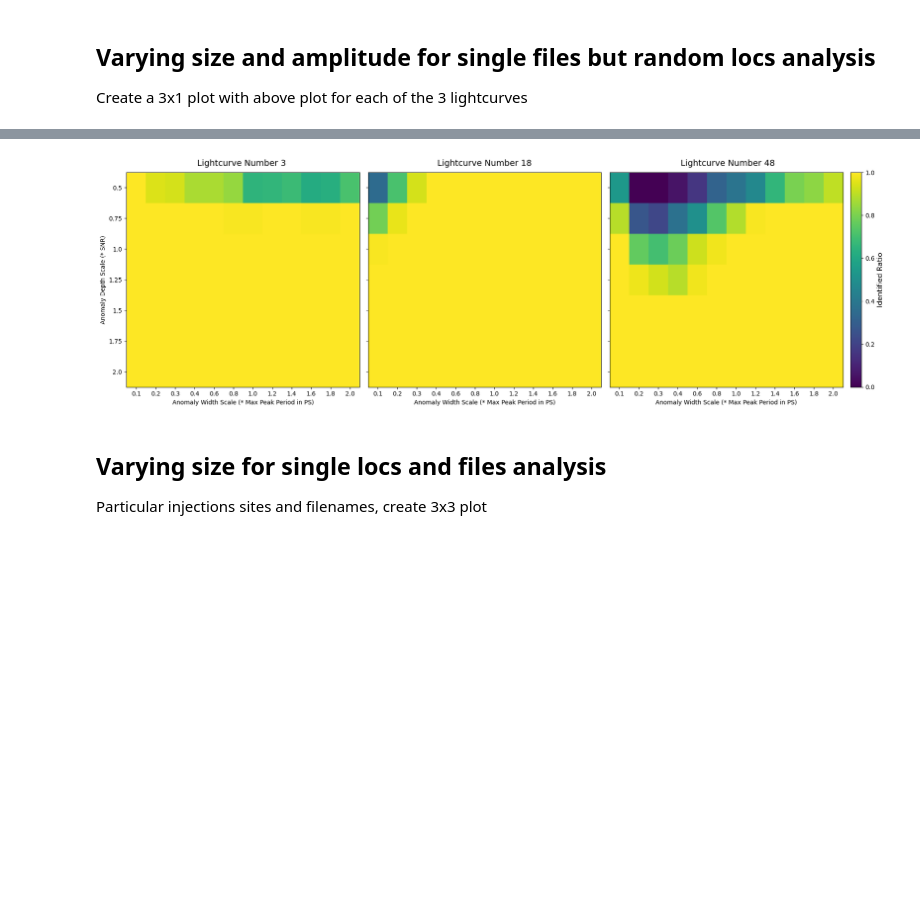
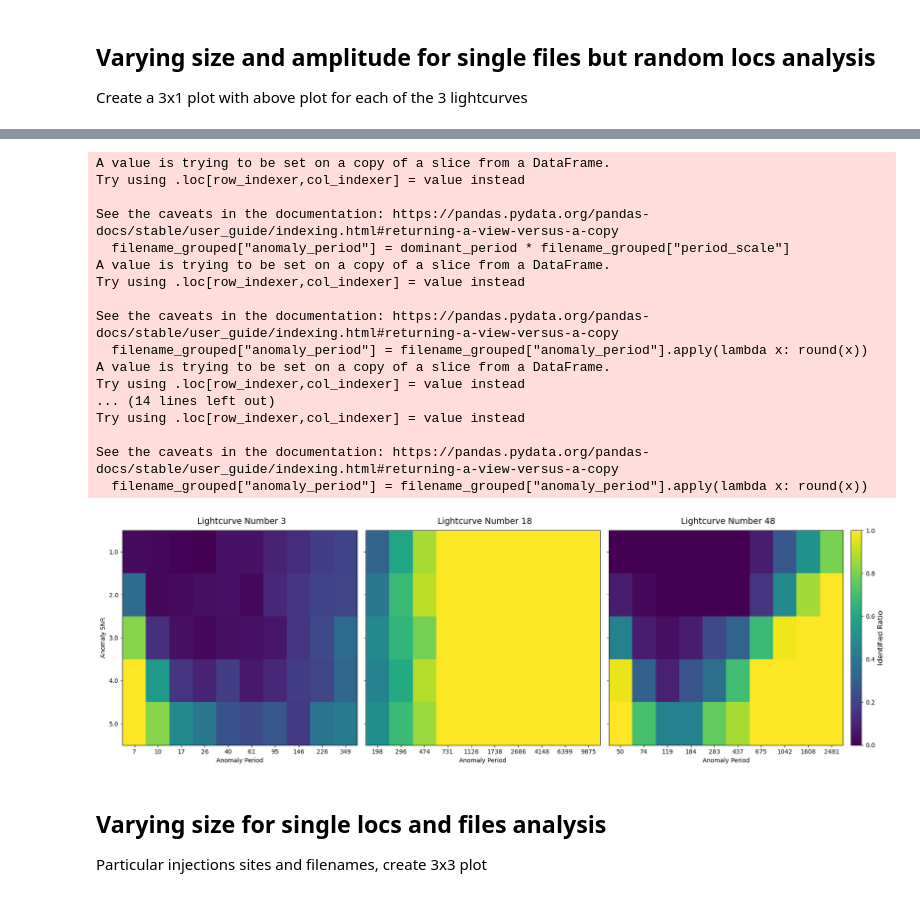
Before and after one commit to linneawolniewicz/dipper-detection, a Jupyter notebook: scripts/analyze_results.ipynb, the cells around one changed output, grey strips where cells are left out. Drawn from its saved outputs; the diff is of its cells as text; code cells hidden in the pictures; blank space fills up the shorter version.

```diff
--- a/scripts/analyze_results.ipynb
+++ b/scripts/analyze_results.ipynb
@@ -84,20 +88,23 @@ plt.show()
 Random injection sites and files with varying anoamly sizes. Create 1x1 plot summarizing 100 repeats for each grid
 # %%
 data_dir = "../results/"
-data_name = "gp_vary_size_100_reframed"
+data_name = "gp_vary_size_100_snr"
 # note gp_vary_size_100_repeats_fixed is missing some values for width 24, so remove those
 
 results = pd.read_csv(data_dir + data_name + ".csv")
 print(len(results))
 
 # Count for each amp and width_stdev the total number of filenames and locations that were marked as identified = 1.0
-grouped = results.groupby(["depth_scale", "width_scale"]).agg(
+grouped = results.groupby(["snr", "period_scale"]).agg(
     num_identified=('identified', 'sum'),
     total_experiments=('identified', 'count')
 ).reset_index()
 
 grouped["identified_ratio"] = grouped["num_identified"] / grouped["total_experiments"]
 
+# Period_scale to 2 decimal places
+grouped["period_scale"] = grouped["period_scale"].apply(lambda x: round(x, 2))
+
 print(len(grouped))
 grouped.head()
 # %% [output]
@@ -112,10 +119,10 @@ grouped.head()
 # %%
 # Plot an imshow image colored by identified_ratio, x_axis is width_stdev, y_axis is amp
-pivot = grouped.pivot(index='depth_scale', columns='width_scale', values='identified_ratio')
+pivot = grouped.pivot(index='snr', columns='period_scale', values='identified_ratio')
 plt.imshow(pivot, cmap='viridis', interpolation='nearest', aspect='auto')
 cbar = plt.colorbar()
-plt.xlabel("Anomaly Width Scale (* Max Peak Period in PS)")
-plt.ylabel("Anomaly Depth Scale (* SNR)")
+plt.xlabel("Anomaly Period Scale (* Dominant Period)")
+plt.ylabel("Anomaly SNR")
 plt.xticks(range(len(pivot.columns)), pivot.columns)
 plt.yticks(range(len(pivot.index)), pivot.index)
 plt.title("Ratio of Recovered Anomalies")
@@ -128,7 +135,7 @@ plt.show()
 Create a 3x1 plot with above plot for each of the 3 lightcurves
 # %%
 data_dir = "../results/"
-data_name = "gp_vary_size_100_repeats_3files_reframed"
+data_name = "gp_vary_size_100_repeats_3files_snr"
 
 results = pd.read_csv(data_dir + data_name + ".csv")
 print(len(results))
@@ -139,13 +146,16 @@ short_filenames = [filename.split('k2_')[1].split('.fits')[0] for filename in fi
 print(filenames, short_filenames)
 
 # Count for each amp and width_stdev the total number of filenames and locations that were marked as identified = 1.0
-grouped = results.groupby(["depth_scale", "width_scale", "filename"]).agg(
+grouped = results.groupby(["snr", "period_scale", "filename"]).agg(
     num_identified=('identified', 'sum'),
     total_experiments=('identified', 'count')
 ).reset_index()
 
 grouped["identified_ratio"] = grouped["num_identified"] / grouped["total_experiments"]
 
+# Period_scale to 2 decimal places
+grouped["period_scale"] = grouped["period_scale"].apply(lambda x: round(x, 2))
+
 print(len(grouped))
 grouped.head()
 # %% [output]
@@ -166,37 +176,81 @@ for ax in axs.flat:
     ax.label_outer()
 
 # Colorbar placeholder
 im = None
 
 # Colorbar min and max
 vmin = grouped['identified_ratio'].min()
 vmax = grouped['identified_ratio'].max()
 
 # Plot each filename and location
 for i, filename in enumerate(filenames):
     # Filter to only the current filename and label with filename
     filename_grouped = grouped[grouped['filename'] == filename]
     fig.text(0.19 + i / 3.2, 0.95, f"Lightcurve Number {short_filenames[i]}", ha='center', fontsize=14)
 
+    # Load the associated lightcurve
+    k2_data_dir = '../data/k2/'
+    filename = f'k2_{short_filenames[i]}.fits'
+    x, y, y_err = load_k2_data(k2_data_dir + filename)
+
+    # Scale data to be between 0 and 1
+    y = (y - np.min(y)) / (np.max(y) - np.min(y))
+    y_err = y_err / (np.max(y) - np.min(y))
+
+    # Create column that converts period_scale to actual value (multiply by the dominant period)
+    freqs, power = periodogram(y)
+    peaks, _ = find_peaks(power)
+    if len(peaks) == 0:
+        print("No peaks found in power spectrum, using shoulder instead")
+        smooth_power = gaussian_filter1d(power, 2)
+        slope = np.gradient(smooth_power, freqs)
+        shoulder_idx = np.where(slope < 0)[0][0]
+        dominant_period = 1 / freqs[shoulder_idx]
+
+    else:
+        dominant_peak = peaks[np.argmax(power[peaks])]
+        dominant_period = 1 / freqs[dominant_peak]
+
+    # Create anomaly_period column
+    filename_grouped["anomaly_period"] = dominant_period * filename_grouped["period_scale"]
+    filename_grouped["anomaly_period"] = filename_grouped["anomaly_period"].apply(lambda x: round(x))
+
     # Plot an imshow image colored by identified_ratio, x_axis is width_stdev, y_axis is amp
-    pivot = filename_grouped.pivot(index='depth_scale', columns='width_scale', values='identified_ratio')
+    pivot = filename_grouped.pivot(index='snr', columns='anomaly_period', values='identified_ratio')
     axs[i].imshow(pivot, cmap='viridis', interpolation='nearest', aspect='auto', vmin=vmin, vmax=vmax)
-    if i==0: axs[i].set_ylabel("Anomaly Depth Scale (* SNR)")
-    axs[i].set_xlabel("Anomaly Width Scale (* Max Peak Period in PS)")
+    if i==0: axs[i].set_ylabel("Anomaly SNR")
+    axs[i].set_xlabel("Anomaly Period")
     axs[i].set_xticks(range(len(pivot.columns)), pivot.columns)
     axs[i].set_yticks(range(len(pivot.index)), pivot.index)
 
 plt.tight_layout(rect=[0, 0, 1, 0.95])
 
 # Add a single colorbar to the right of the subplots
 cbar = fig.colorbar(im, ax=axs, orientation='vertical', fraction=0.02, pad=0.01)
 cbar.set_label('Identified Ratio', fontsize=12)
 
 # Save and show the figure
 plt.savefig(data_dir + data_name + ".png")
 plt.show()
 # %% [output]
+A value is trying to be set on a copy of a slice from a DataFrame.
+Try using .loc[row_indexer,col_indexer] = value instead
+
+See the caveats in the documentation: https://pandas.pydata.org/pandas-docs/stable/user_guide/indexing.html#returning-a-view-versus-a-copy
+  filename_grouped["anomaly_period"] = dominant_period * filename_grouped["period_scale"]
+A value is trying to be set on a copy of a slice from a DataFrame.
+Try using .loc[row_indexer,col_indexer] = value instead
+
+See the caveats in the documentation: https://pandas.pydata.org/pandas-docs/stable/user_guide/indexing.html#returning-a-view-versus-a-copy
+  filename_grouped["anomaly_period"] = filename_grouped["anomaly_period"].apply(lambda x: round(x))
+A value is trying to be set on a copy of a slice from a DataFrame.
+Try using .loc[row_indexer,col_indexer] = value instead
+... (14 lines left out)
+Try using .loc[row_indexer,col_indexer] = value instead
+
+See the caveats in the documentation: https://pandas.pydata.org/pandas-docs/stable/user_guide/indexing.html#returning-a-view-versus-a-copy
+  filename_grouped["anomaly_period"] = filename_grouped["anomaly_period"].apply(lambda x: round(x))
-[figure, old version]
+[figure, new version]
 # %% [markdown]
 ## Varying size for single locs and files analysis
 Particular injections sites and filenames, create 3x3 plot
```
Also changed, not shown: parts of 6 cells of this notebook, 2 other files.
